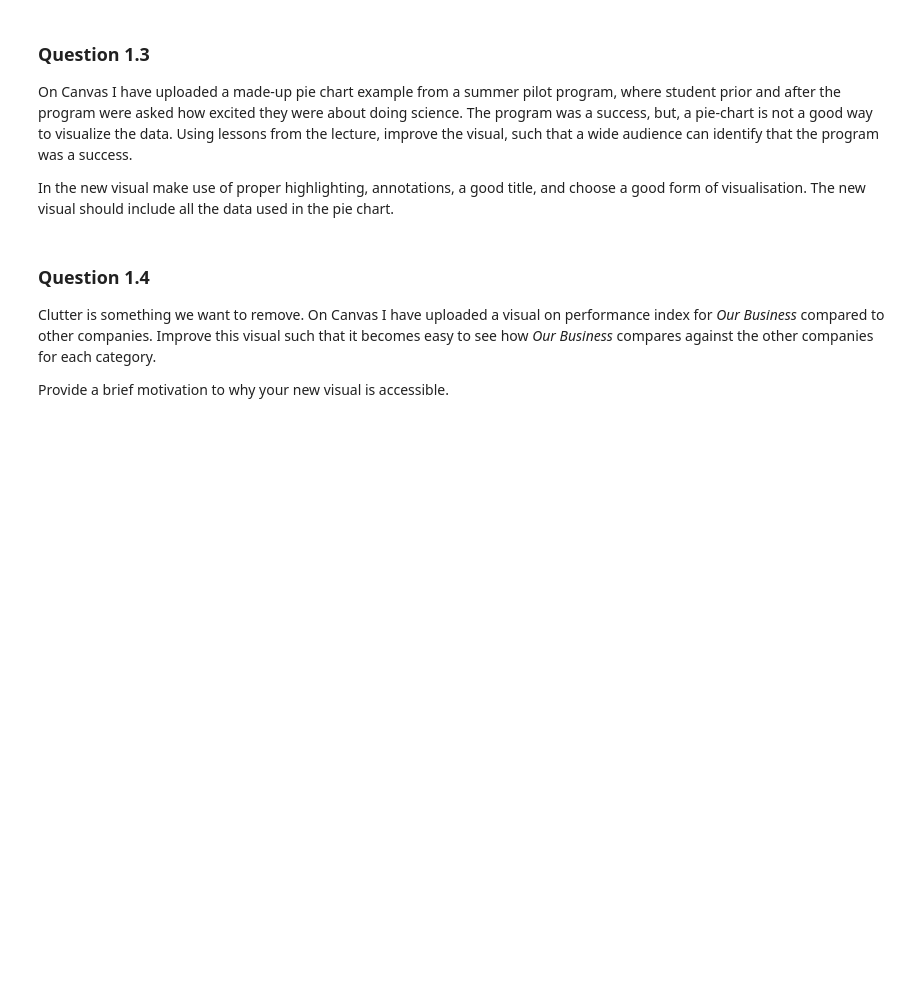
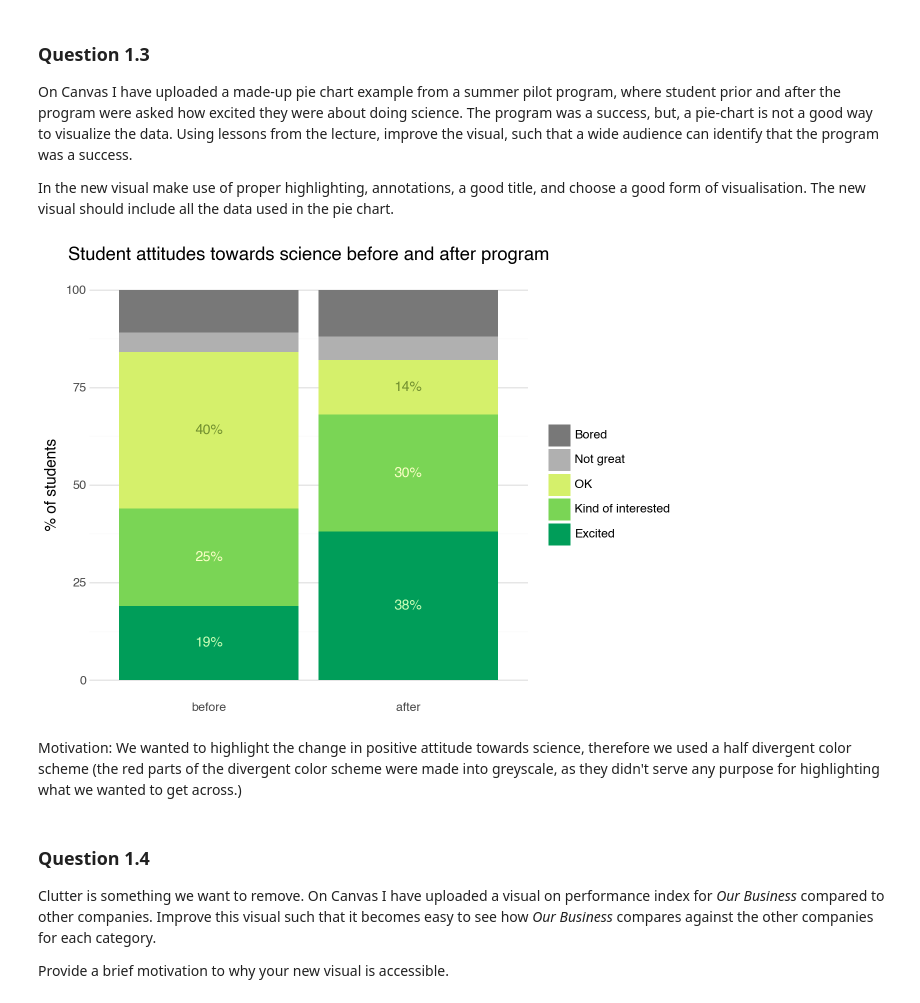
Before and after one commit to Salabud/MVE080-grp10, a Jupyter notebook: Homework4_2025.ipynb, the cells around one changed output. Drawn from its saved outputs; the diff is of its cells as text; code cells hidden in the pictures; blank space fills up the shorter version.

```diff
--- a/Homework4_2025.ipynb
+++ b/Homework4_2025.ipynb
@@ -230,3 +280,50 @@ In the new visual make use of proper highlighting, annotations, a good title, an
+# %%
+# Can't find the csv file, so manually recreating the data
+df = pd.DataFrame({"Study" : ["before", "before", "before", "before", "before",
+                                 "after", "after", "after", "after", "after"],
+                      "Category" : ["Excited", "Kind of interested", "OK", "Not great", "Bored",
+                                    "Excited", "Kind of interested", "OK", "Not great", "Bored"],
+                      "Percentage" : [19.0,25.0,40.0,5.0,11.0,
+                                      38.0,30.0,14.0,6.0,12.0]
+                      })
+
+attitude_order = ["Bored", "Not great", "OK", "Kind of interested", "Excited"]
+df["Category"] = pd.Categorical(df["Category"], categories=attitude_order, ordered=True)
+df["Study"] = pd.Categorical(df["Study"], categories=["before", "after"], ordered=True)
+color_list = ["#009D59","#7ad555","#d5f06b","#b0b0b0","#787878"]
+
+label_colors = {
+    "Excited": "#cbffb7",
+    "Kind of interested": "#faffc6",
+    "OK": "#72902f"
+}
+
+label_categories = ["OK", "Kind of interested", "Excited"]
+df_labels = df[df["Category"].isin(label_categories)].copy()
+df_labels["label"] = df_labels["Percentage"].astype(int).astype(str) + "%"
+
+p = (
+    ggplot(df, aes(x="Study", y="Percentage", fill="Category"))
+    + geom_bar(stat="identity", position="stack")
+    + geom_text(data=df_labels,
+                mapping=aes(x="Study", y="Percentage", fill="Category", label="label", color="Category"),
+                position=position_stack(vjust=0.5), size=10, show_legend=False)
+    + scale_fill_manual(values=color_list[::-1])
+    + scale_color_manual(values=label_colors)
+    + labs(title="Student attitudes towards science before and after program",
+        x="",
+        y="% of students")
+    + theme_minimal()
+    + theme(
+        legend_title=element_blank(),
+        panel_grid_major_x=element_blank(),
+    )
+)
+p
+# %% [output]
+[figure, added]
+# %% [markdown]
+Motivation: We wanted to highlight the change in positive attitude towards science, therefore we used a half divergent color scheme (the red parts of the divergent color scheme were made into greyscale, as they didn't serve any purpose for highlighting what we wanted to get across.)
 # %% [markdown]
 ### Question 1.4
 
```
Also changed, not shown: parts of 7 cells of this notebook, 1 other file.
